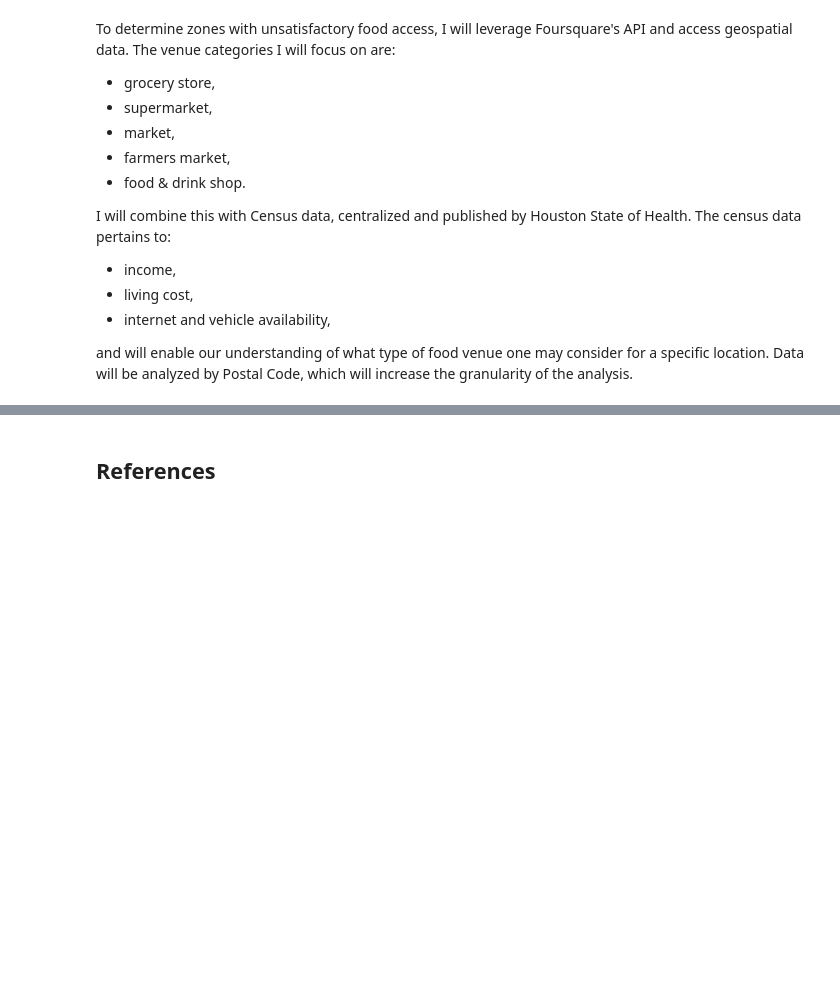
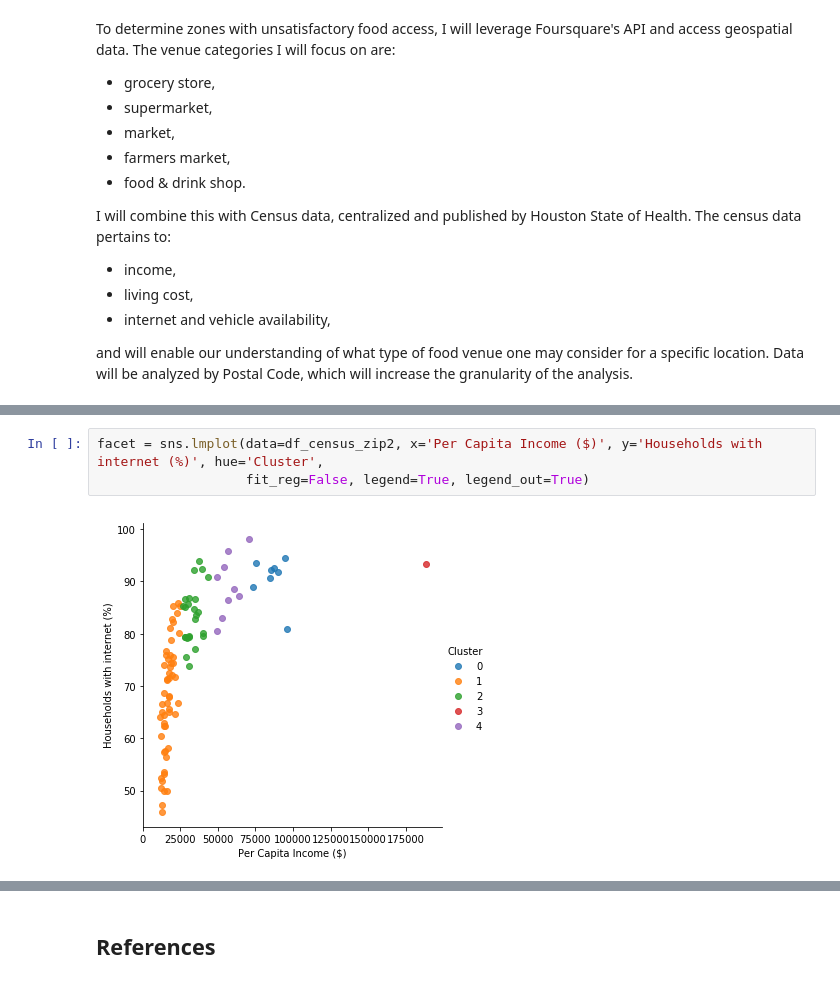
Before and after one commit to adonisich/DSCapstone, a Jupyter notebook: Report - Food Access in Houston, Texas, USA.ipynb, the cells around one changed output, grey strips where cells are left out. Drawn from its saved outputs; the diff is of its cells as text; blank space fills up the shorter version.

```diff
--- a/Report - Food Access in Houston, Texas, USA.ipynb
+++ b/Report - Food Access in Houston, Texas, USA.ipynb
@@ -29,0 +606,5 @@ Data will be analyzed by Postal Code, which will increase the granularity of the
+# %%
+facet = sns.lmplot(data=df_census_zip2, x='Per Capita Income ($)', y='Households with internet (%)', hue='Cluster',
+                   fit_reg=False, legend=True, legend_out=True)
+# %% [output]
+[figure, added]
```
Also changed, not shown: parts of 93 cells of this notebook.
